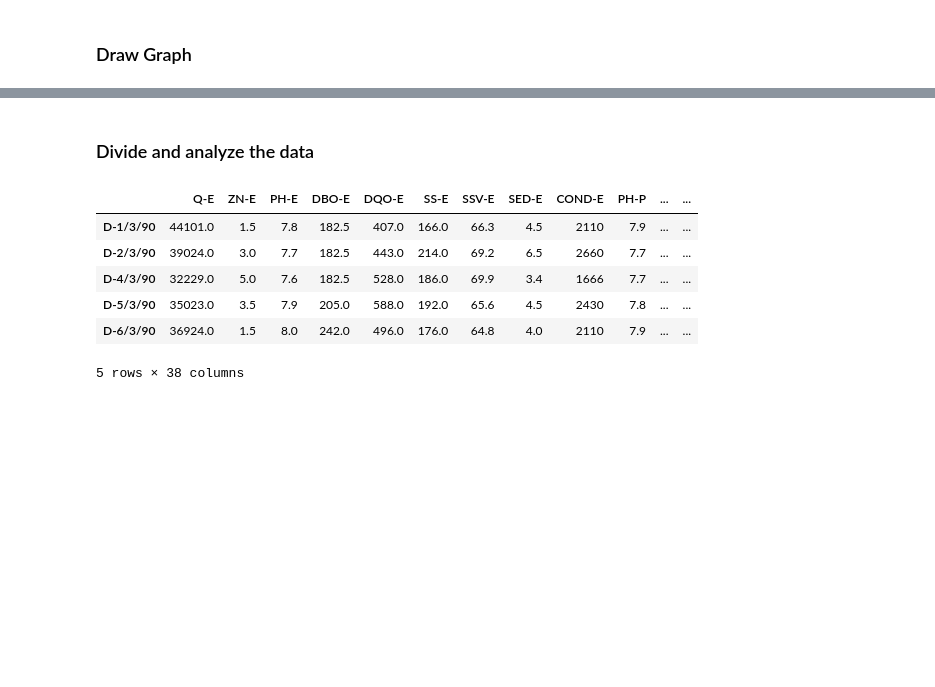
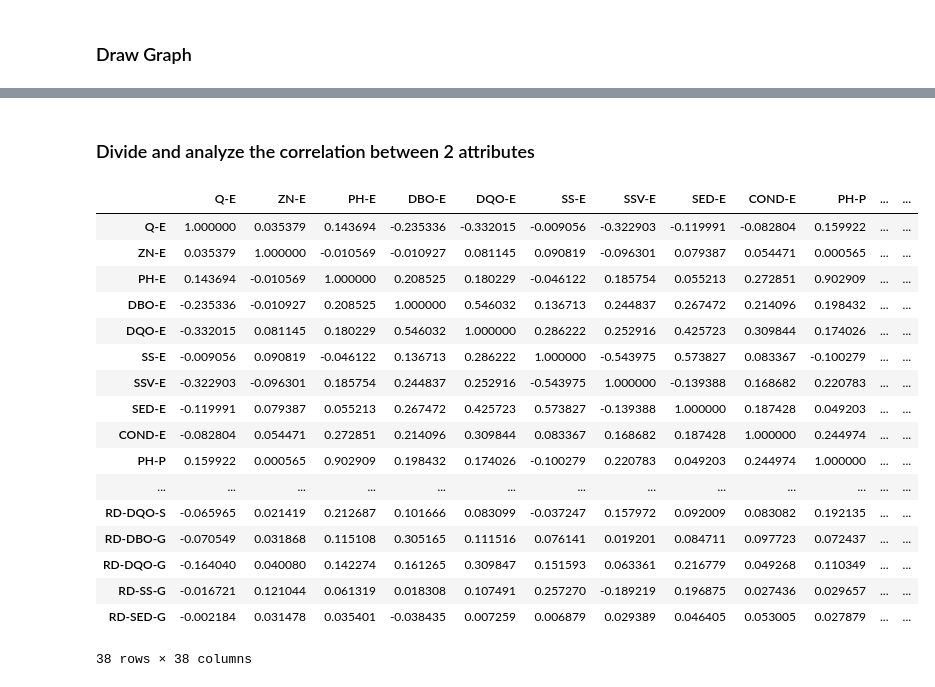
Before and after one commit to alam3211/DataMiningKmeansCluster, a Jupyter notebook: Final Project.ipynb, the cells around one changed output, grey strips where cells are left out. Drawn from its saved outputs; the diff is of its cells as text; code cells hidden in the pictures; blank space fills up the shorter version.

```diff
--- a/Final Project.ipynb
+++ b/Final Project.ipynb
@@ -338,28 +363,44 @@ plt.legend()
 # %% [markdown]
-### Divide and analyze the data
+### Divide and analyze the correlation between 2 attributes
 # %%
 import seaborn as sns
 df = dataset_median
 X = df[["Q-E","ZN-E","PH-E","DBO-E","DQO-E","SS-E","SSV-E","SED-E","COND-E",
         "PH-P","DBO-P","SS-P","SSV-P","SED-P","COND-P","PH-D","DBO-D","DQO-D","SS-D"
         ,"SSV-D","SED-D","COND-D","PH-S","DBO-S","SQO-S","SS-S","SSV-S","SED-S","COND-S"
         ,"RD-DBO-P","RD-SS-P","RD-SED-P","RD-DBO-S","RD-DQO-S","RD-DBO-G","RD-DQO-G"
         ,"RD-SS-G","RD-SED-G"]]
 
+name = ["Q-E","ZN-E","PH-E","DBO-E","DQO-E","SS-E","SSV-E","SED-E","COND-E",
+        "PH-P","DBO-P","SS-P","SSV-P","SED-P","COND-P","PH-D","DBO-D","DQO-D","SS-D"
+        ,"SSV-D","SED-D","COND-D","PH-S","DBO-S","SQO-S","SS-S","SSV-S","SED-S","COND-S"
+        ,"RD-DBO-P","RD-SS-P","RD-SED-P","RD-DBO-S","RD-DQO-S","RD-DBO-G","RD-DQO-G"
+        ,"RD-SS-G","RD-SED-G"]
 clusters = KMeans(4)  # 4 clusters!
 clusters.fit( X )
 clusters.cluster_centers_
 clusters.labels_
 
 df['cluster'] = clusters.labels_
-#
 df.sort_values(by=['cluster'],ascending = True)
-X.head()
+variables_correlation = df[name]
+variables_correlation.corr()
 # %% [output]
 |  | Q-E | ZN-E | PH-E | DBO-E | DQO-E | SS-E | SSV-E | SED-E | COND-E | PH-P | ... | ... |
-| D-1/3/90 | 44101.0 | 1.5 | 7.8 | 182.5 | 407.0 | 166.0 | 66.3 | 4.5 | 2110 | 7.9 | ... | ... |
-| D-2/3/90 | 39024.0 | 3.0 | 7.7 | 182.5 | 443.0 | 214.0 | 69.2 | 6.5 | 2660 | 7.7 | ... | ... |
-| D-4/3/90 | 32229.0 | 5.0 | 7.6 | 182.5 | 528.0 | 186.0 | 69.9 | 3.4 | 1666 | 7.7 | ... | ... |
-| D-5/3/90 | 35023.0 | 3.5 | 7.9 | 205.0 | 588.0 | 192.0 | 65.6 | 4.5 | 2430 | 7.8 | ... | ... |
-| D-6/3/90 | 36924.0 | 1.5 | 8.0 | 242.0 | 496.0 | 176.0 | 64.8 | 4.0 | 2110 | 7.9 | ... | ... |
+| Q-E | 1.000000 | 0.035379 | 0.143694 | -0.235336 | -0.332015 | -0.009056 | -0.322903 | -0.119991 | -0.082804 | 0.159922 | ... | ... |
+| ZN-E | 0.035379 | 1.000000 | -0.010569 | -0.010927 | 0.081145 | 0.090819 | -0.096301 | 0.079387 | 0.054471 | 0.000565 | ... | ... |
+| PH-E | 0.143694 | -0.010569 | 1.000000 | 0.208525 | 0.180229 | -0.046122 | 0.185754 | 0.055213 | 0.272851 | 0.902909 | ... | ... |
+| DBO-E | -0.235336 | -0.010927 | 0.208525 | 1.000000 | 0.546032 | 0.136713 | 0.244837 | 0.267472 | 0.214096 | 0.198432 | ... | ... |
+| DQO-E | -0.332015 | 0.081145 | 0.180229 | 0.546032 | 1.000000 | 0.286222 | 0.252916 | 0.425723 | 0.309844 | 0.174026 | ... | ... |
+| SS-E | -0.009056 | 0.090819 | -0.046122 | 0.136713 | 0.286222 | 1.000000 | -0.543975 | 0.573827 | 0.083367 | -0.100279 | ... | ... |
+| SSV-E | -0.322903 | -0.096301 | 0.185754 | 0.244837 | 0.252916 | -0.543975 | 1.000000 | -0.139388 | 0.168682 | 0.220783 | ... | ... |
+| SED-E | -0.119991 | 0.079387 | 0.055213 | 0.267472 | 0.425723 | 0.573827 | -0.139388 | 1.000000 | 0.187428 | 0.049203 | ... | ... |
+| COND-E | -0.082804 | 0.054471 | 0.272851 | 0.214096 | 0.309844 | 0.083367 | 0.168682 | 0.187428 | 1.000000 | 0.244974 | ... | ... |
+| PH-P | 0.159922 | 0.000565 | 0.902909 | 0.198432 | 0.174026 | -0.100279 | 0.220783 | 0.049203 | 0.244974 | 1.000000 | ... | ... |
+| ... | ... | ... | ... | ... | ... | ... | ... | ... | ... | ... | ... | ... |
+| RD-DQO-S | -0.065965 | 0.021419 | 0.212687 | 0.101666 | 0.083099 | -0.037247 | 0.157972 | 0.092009 | 0.083082 | 0.192135 | ... | ... |
+| RD-DBO-G | -0.070549 | 0.031868 | 0.115108 | 0.305165 | 0.111516 | 0.076141 | 0.019201 | 0.084711 | 0.097723 | 0.072437 | ... | ... |
+| RD-DQO-G | -0.164040 | 0.040080 | 0.142274 | 0.161265 | 0.309847 | 0.151593 | 0.063361 | 0.216779 | 0.049268 | 0.110349 | ... | ... |
+| RD-SS-G | -0.016721 | 0.121044 | 0.061319 | 0.018308 | 0.107491 | 0.257270 | -0.189219 | 0.196875 | 0.027436 | 0.029657 | ... | ... |
+| RD-SED-G | -0.002184 | 0.031478 | 0.035401 | -0.038435 | 0.007259 | 0.006879 | 0.029389 | 0.046405 | 0.053005 | 0.027879 | ... | ... |
-5 rows × 38 columns
+38 rows × 38 columns
```
Also changed, not shown: parts of 9 cells of this notebook.
